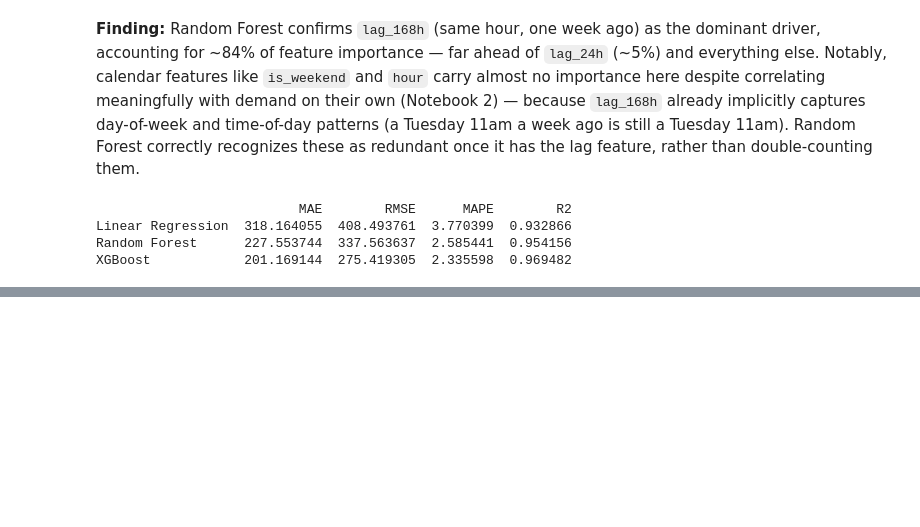
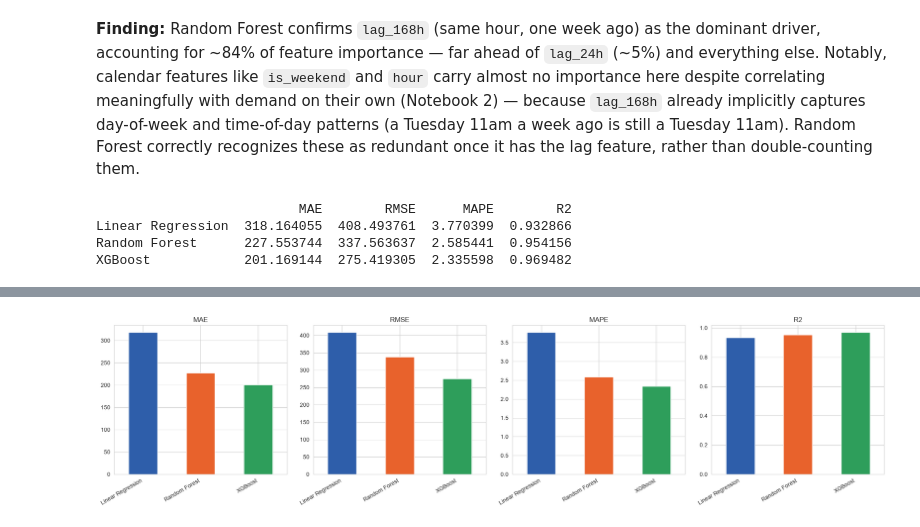
Before and after one commit to tmugomba/load-forecasting-ml, a Jupyter notebook: notebooks/03_modeling.ipynb, the cells around one changed output, grey strips where cells are left out. Cells and saved outputs as stored; diff of their text form; code cells hidden in the pictures; blank space fills up the shorter version.

```diff
--- a/notebooks/03_modeling.ipynb
+++ b/notebooks/03_modeling.ipynb
@@ -209,0 +231,17 @@ XGBoost            201.169144  275.419305  2.335598  0.969482
+# %%
+# Bar chart comparing all models across all four metrics — normalized differently
+# since MAE/RMSE/MAPE are "lower is better" and R2 is "higher is better"
+fig, axes = plt.subplots(1, 4, figsize=(20, 5))
+metrics_to_plot = ["MAE", "RMSE", "MAPE", "R2"]
+colors = ["#2E5EAA", "#E8622C", "#2E9E5B", "#9B51E0"]
+
+for ax, metric in zip(axes, metrics_to_plot):
+    results[metric].plot(kind="bar", ax=ax, color=colors)
+    ax.set_title(metric)
+    ax.set_xlabel("")
+    plt.setp(ax.get_xticklabels(), rotation=30, ha="right")
+
+plt.tight_layout()
+plt.show()
+# %% [output]
+[figure, added]
```
Also changed, not shown: parts of 2 cells of this notebook.
